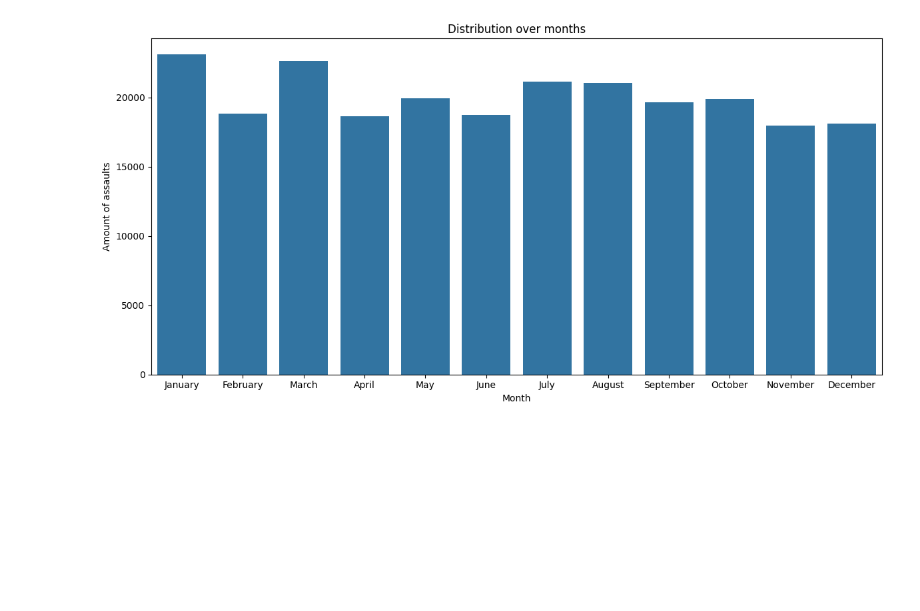
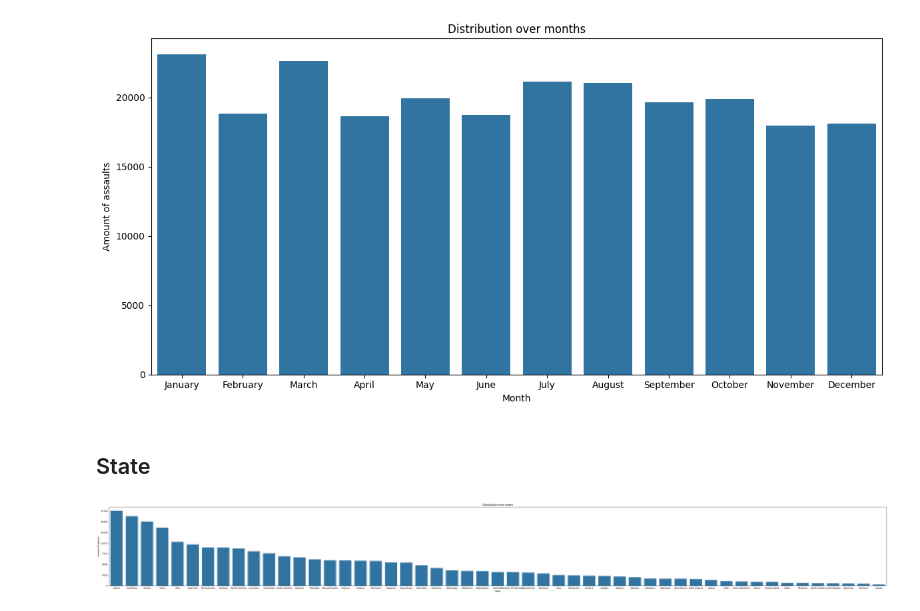
Before and after one commit to IwsonHD/GunViolenceDataExplorationProject, a Jupyter notebook: notebooks/01_data_EDA.ipynb, the cells around one changed output. Drawn from its saved outputs; the diff is of its cells as text; code cells hidden in the pictures; blank space fills up the shorter version.

Commit message:
more distributions

```diff
--- a/notebooks/01_data_EDA.ipynb
+++ b/notebooks/01_data_EDA.ipynb
@@ -150,3 +149,17 @@ plt.tight_layout()
 plt.show()
 # %% [output]
 [figure]
+# %% [markdown]
+## State
+# %%
+order = df['state'].value_counts().sort_values(ascending=False).index
+
+plt.figure(figsize=(df['state'].nunique(), 6))
+sns.countplot(data=df, x='state', order=order)
+plt.title("Distribution over states")
+plt.xlabel("State")
+plt.ylabel("Amount of assaults")
+plt.tight_layout()
+plt.show()
+# %% [output]
+[figure, added]
```
Also changed, not shown: parts of 16 cells of this notebook.
